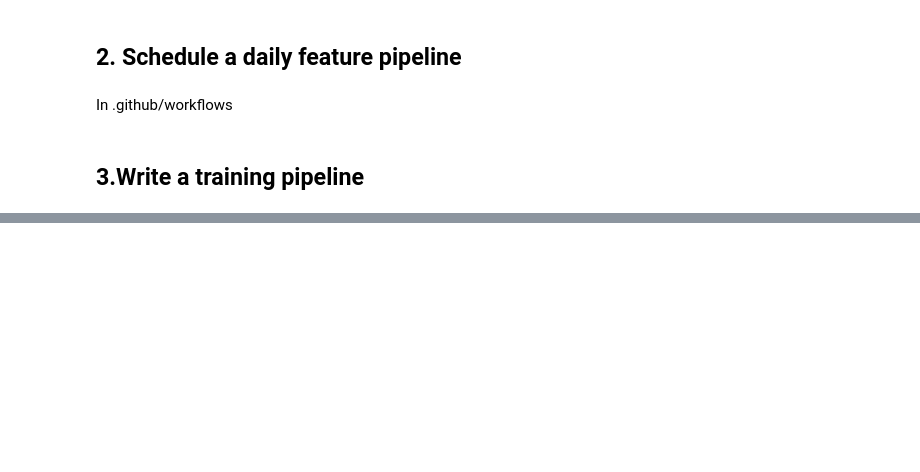
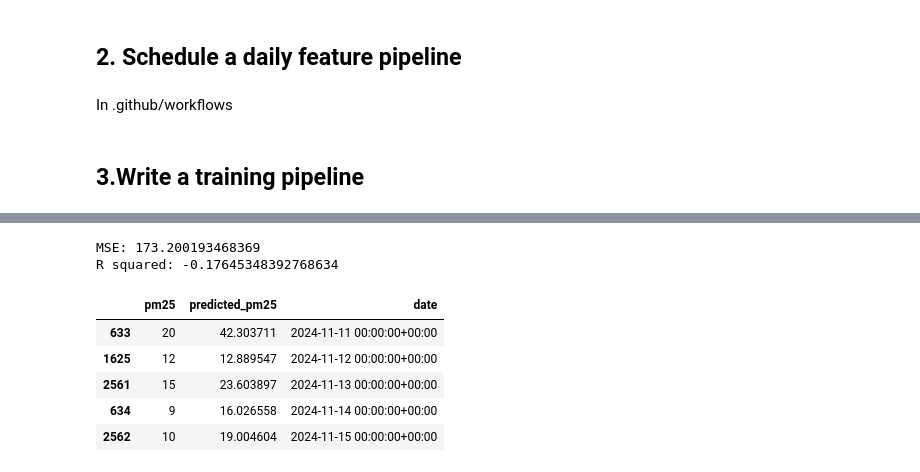
Before and after one commit to IST199655/ID2223_Lab1, a Jupyter notebook: notebooks/lab1/lab1.ipynb, the cells around one changed output, grey strips where cells are left out. Cells and saved outputs as stored; diff of their text form; code cells hidden in the pictures; blank space fills up the shorter version.

```diff
--- a/notebooks/lab1/lab1.ipynb
+++ b/notebooks/lab1/lab1.ipynb
@@ -236,0 +283,9 @@ HTTP code: 404, HTTP reason: Not Found, body: b'{"errorCode":120004,"usrMsg":"HT
+# %%
+train_features = X_train.drop(['date'], axis=1)
+test_features = X_test.drop(['date'], axis=1)
+# %%
+# Creating an instance of the XGBoost Regressor
+xgb_regressor = XGBRegressor()
+
+# Fitting the XGBoost Regressor to the training data
+xgb_regressor.fit(train_features, y_train)
@@ -236,0 +304,14 @@ HTTP code: 404, HTTP reason: Not Found, body: b'{"errorCode":120004,"usrMsg":"HT
+# %%
+# Predicting target values on the test set
+y_pred = xgb_regressor.predict(test_features)
+
+# Calculating Mean Squared Error (MSE) using sklearn
+mse = mean_squared_error(y_test.iloc[:,0], y_pred)
+print("MSE:", mse)
+
+# Calculating R squared using sklearn
+r2 = r2_score(y_test.iloc[:,0], y_pred)
+print("R squared:", r2)
+# %% [output]
+MSE: 173.200193468369
+R squared: -0.17645348392768634
@@ -236,0 +321,12 @@ HTTP code: 404, HTTP reason: Not Found, body: b'{"errorCode":120004,"usrMsg":"HT
+# %%
+df['date'] = X_test['date']
+df = df.sort_values(by=['date'])
+df = df.iloc[-50:]
+df.tail()
+# %% [output]
+|  | pm25 | predicted_pm25 | date |
+| 633 | 20 | 42.303711 | 2024-11-11 00:00:00+00:00 |
+| 1625 | 12 | 12.889547 | 2024-11-12 00:00:00+00:00 |
+| 2561 | 15 | 23.603897 | 2024-11-13 00:00:00+00:00 |
+| 634 | 9 | 16.026558 | 2024-11-14 00:00:00+00:00 |
+| 2562 | 10 | 19.004604 | 2024-11-15 00:00:00+00:00 |
```
Also changed, not shown: parts of 18 cells of this notebook, 3 other files.
